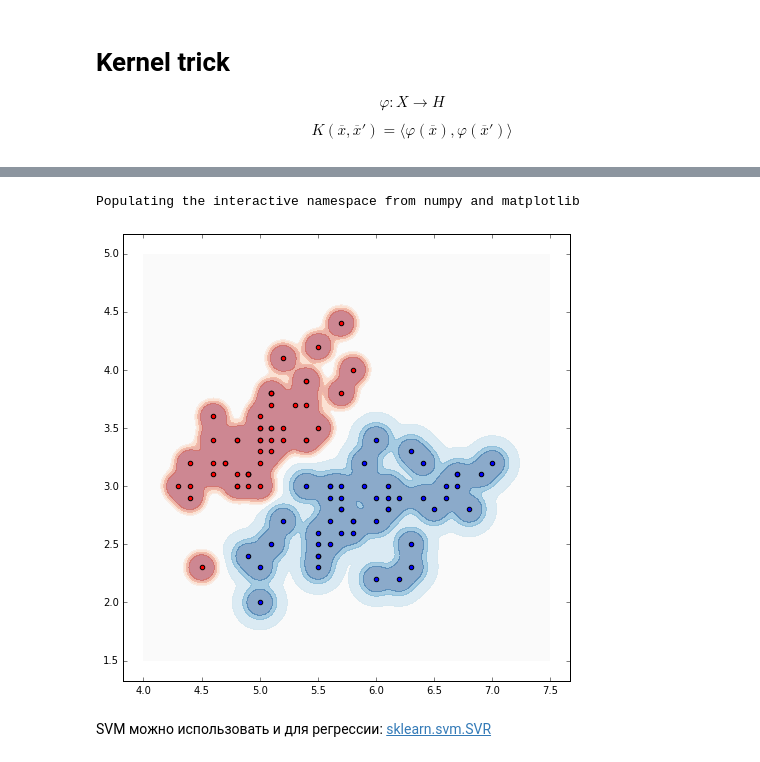
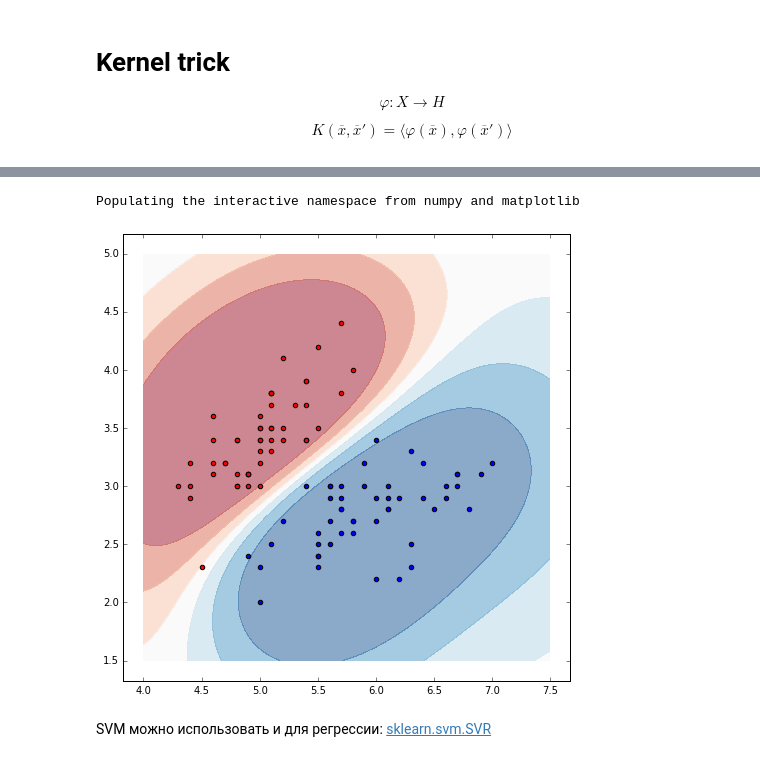
Before and after one commit to SlinkoIgor/express_ml, a Jupyter notebook: lesson4/SVM.ipynb, the cells around one changed output, grey strips where cells are left out. Saved outputs shown, nothing was run; the diff lists cells and outputs as text; code cells hidden in the pictures.

```diff
--- a/lesson4/SVM.ipynb
+++ b/lesson4/SVM.ipynb
@@ -75,35 +75,35 @@ http://scikit-learn.org/stable/auto_examples/exercises/plot_iris_exercise.html#s
 from sklearn.datasets import load_iris
 %matplotlib inline
 %pylab inline
 
 figure(figsize=(8,8))
 iris = load_iris()
 X = iris.data
 y = iris.target
 X = X[y != 2, :]
 y = y[y != 2]
 X = X[:, [0, 1]]
 
 from sklearn.svm import SVC
-svc = SVC(probability=True, kernel='rbf', gamma=100)
+svc = SVC(probability=True, kernel='rbf', gamma=1)
 svc.fit(X, y)
 
 X_0 = X[y==0, :]
 X_1 = X[y==1, :]
 
 
 xx, yy = np.meshgrid(np.arange(4., 7.5, 0.01),
                      np.arange(1.5, 5., 0.01))
 
 Z = svc.predict_proba(np.c_[xx.ravel(), yy.ravel()])[:,1]
 Z = Z.reshape(xx.shape)
 cs = plt.contourf(xx, yy, Z, alpha=0.5, cmap=plt.cm.RdBu)
 
 scatter(X_0[:,0], X_0[:,1], c='r')
 _ = scatter(X_1[:,0], X_1[:,1], c='b')
 # %% [output]
 Populating the interactive namespace from numpy and matplotlib
-[figure, old version]
+[figure, new version]
 # %% [markdown]
 SVM можно использовать и для регрессии:
 <a href='http://scikit-learn.org/stable/modules/generated/sklearn.svm.SVR.html'>sklearn.svm.SVR</a>
```
Also changed, not shown: parts of 1 cell of this notebook, 2 other files.
